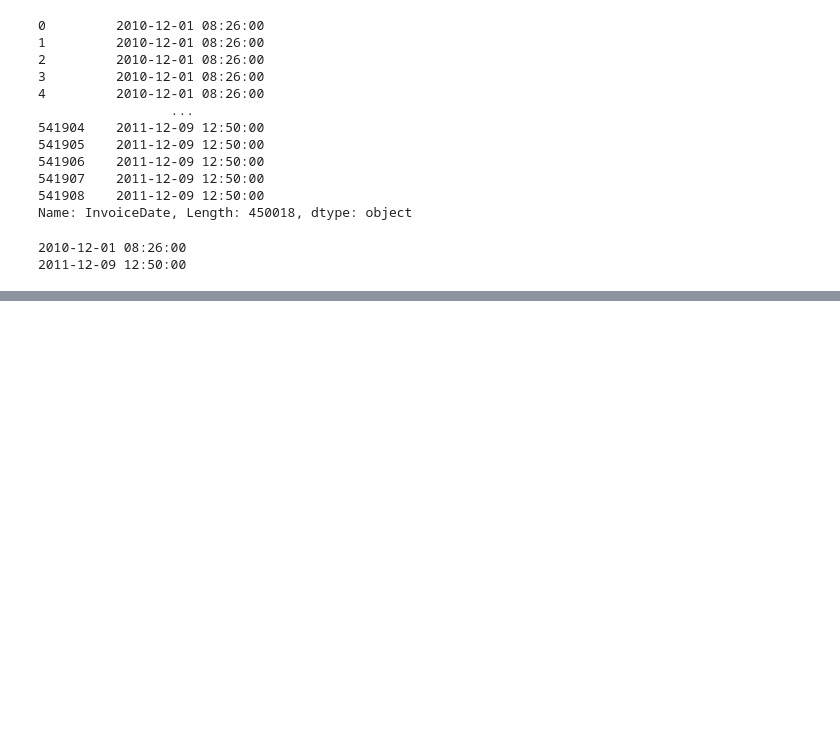
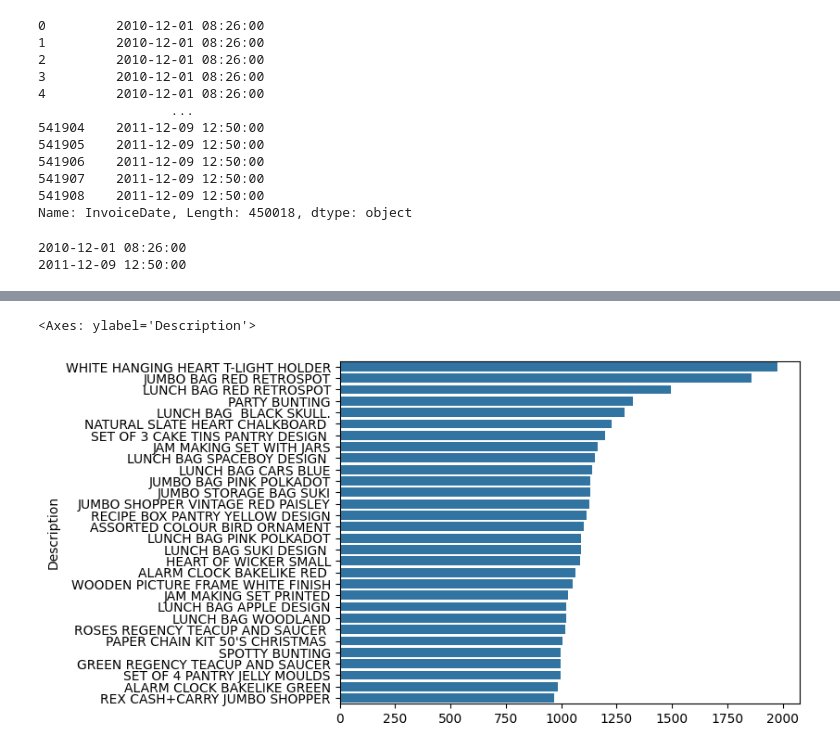
Before and after one commit to MathiasHv18/UPC-TF-DM_DA, a Jupyter notebook: EDA.ipynb, the cells around one changed output, grey strips where cells are left out. Cells and saved outputs as stored; diff of their text form; code cells hidden in the pictures; blank space fills up the shorter version.

```diff
--- a/EDA.ipynb
+++ b/EDA.ipynb
@@ -137,0 +167,7 @@ plt.show()
+# %%
+#top productos
+topProducts = df['Description'].value_counts().head(30)
+sns.barplot(x=topProducts.values, y=topProducts.index)
+# %% [output]
+<Axes: ylabel='Description'>
+[figure, added]
```
Also changed, not shown: parts of 6 cells of this notebook.
